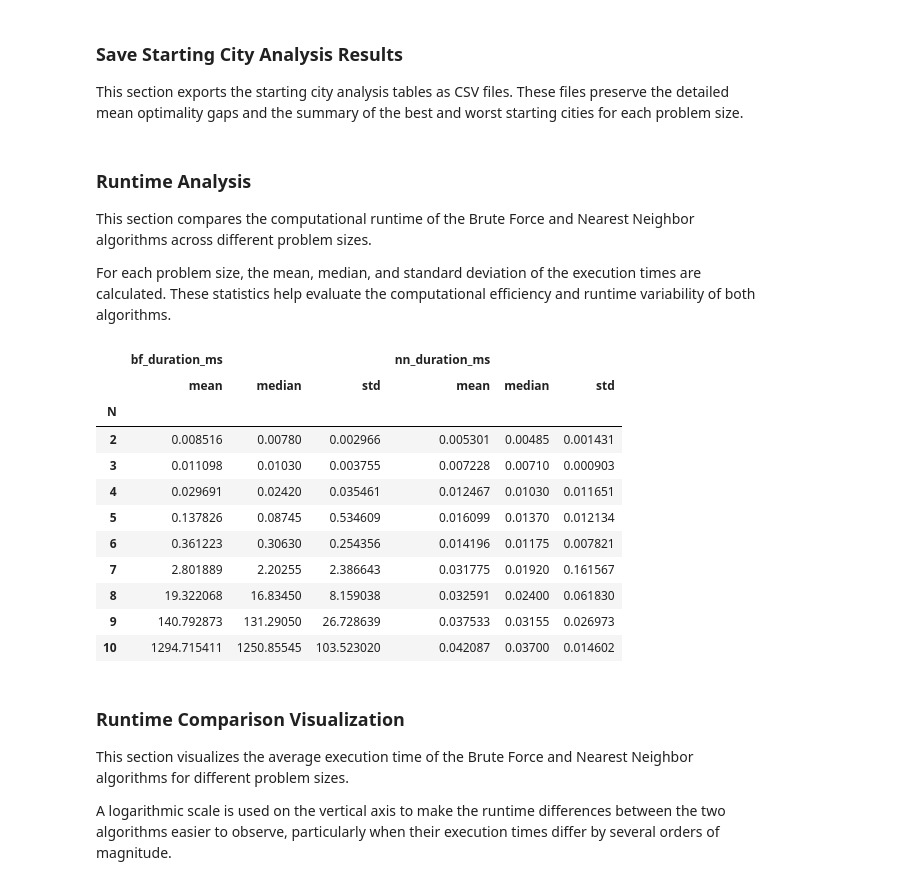
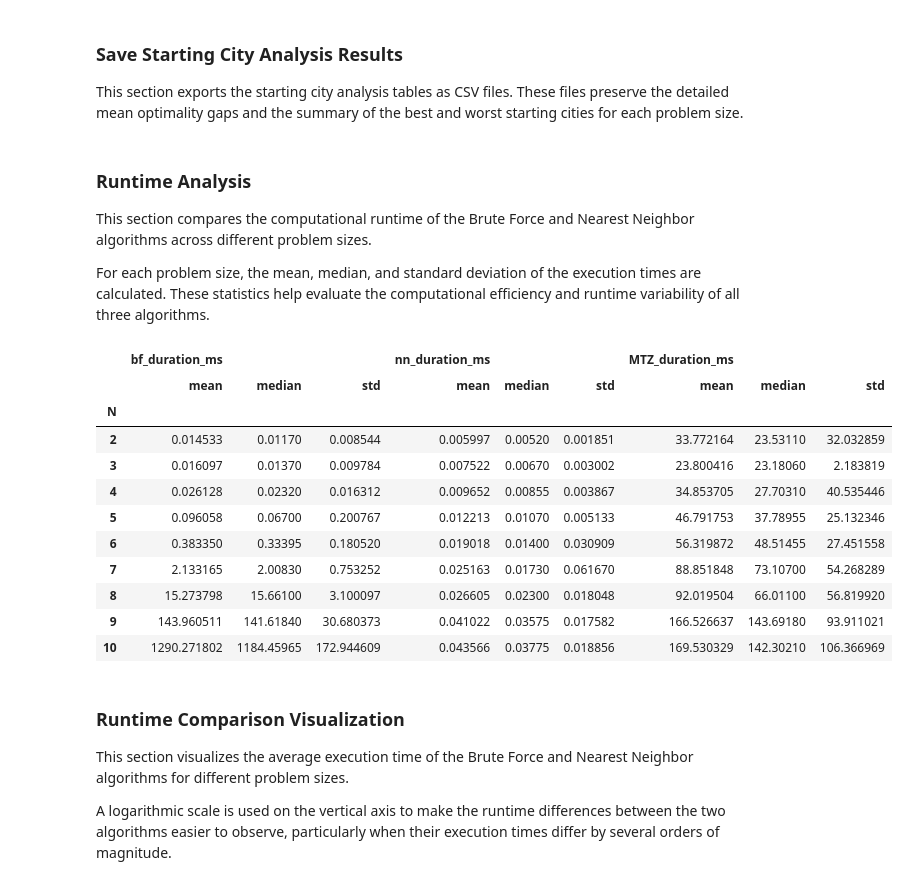
Before and after one commit to S-Fatemeh/TSP-Optimization, a Jupyter notebook: Experiments/compare_algorithms.ipynb, the cells around one changed output. Drawn from its saved outputs; the diff is of its cells as text; code cells hidden in the pictures.

```diff
--- a/Experiments/compare_algorithms.ipynb
+++ b/Experiments/compare_algorithms.ipynb
@@ -369,28 +401,28 @@ starting_city_summary.round(2).to_csv(
 
 This section compares the computational runtime of the Brute Force and Nearest Neighbor algorithms across different problem sizes.
 
-For each problem size, the mean, median, and standard deviation of the execution times are calculated. These statistics help evaluate the computational efficiency and runtime variability of both algorithms.
+For each problem size, the mean, median, and standard deviation of the execution times are calculated. These statistics help evaluate the computational efficiency and runtime variability of all three algorithms.
 # %%
-# Calculate runtime statistics for both algorithms for each problem size.
+# Calculate runtime statistics for all three algorithms for each problem size.
 time_analysis = df.groupby("N")[
-    ["bf_duration_ms", "nn_duration_ms"]
+    ["bf_duration_ms", "nn_duration_ms", "MTZ_duration_ms"]
 ].agg(["mean", "median", "std"])
 
 # Display the runtime analysis results.
 display(time_analysis)
 # %% [output]
-|  | bf_duration_ms |  |  | nn_duration_ms |  |  |
-|  | mean | median | std | mean | median | std |
-| N |  |  |  |  |  |  |
-| 2 | 0.008516 | 0.00780 | 0.002966 | 0.005301 | 0.00485 | 0.001431 |
-| 3 | 0.011098 | 0.01030 | 0.003755 | 0.007228 | 0.00710 | 0.000903 |
-| 4 | 0.029691 | 0.02420 | 0.035461 | 0.012467 | 0.01030 | 0.011651 |
-| 5 | 0.137826 | 0.08745 | 0.534609 | 0.016099 | 0.01370 | 0.012134 |
-| 6 | 0.361223 | 0.30630 | 0.254356 | 0.014196 | 0.01175 | 0.007821 |
-| 7 | 2.801889 | 2.20255 | 2.386643 | 0.031775 | 0.01920 | 0.161567 |
-| 8 | 19.322068 | 16.83450 | 8.159038 | 0.032591 | 0.02400 | 0.061830 |
-| 9 | 140.792873 | 131.29050 | 26.728639 | 0.037533 | 0.03155 | 0.026973 |
-| 10 | 1294.715411 | 1250.85545 | 103.523020 | 0.042087 | 0.03700 | 0.014602 |
+|  | bf_duration_ms |  |  | nn_duration_ms |  |  | MTZ_duration_ms |  |  |
+|  | mean | median | std | mean | median | std | mean | median | std |
+| N |  |  |  |  |  |  |  |  |  |
+| 2 | 0.014533 | 0.01170 | 0.008544 | 0.005997 | 0.00520 | 0.001851 | 33.772164 | 23.53110 | 32.032859 |
+| 3 | 0.016097 | 0.01370 | 0.009784 | 0.007522 | 0.00670 | 0.003002 | 23.800416 | 23.18060 | 2.183819 |
+| 4 | 0.026128 | 0.02320 | 0.016312 | 0.009652 | 0.00855 | 0.003867 | 34.853705 | 27.70310 | 40.535446 |
+| 5 | 0.096058 | 0.06700 | 0.200767 | 0.012213 | 0.01070 | 0.005133 | 46.791753 | 37.78955 | 25.132346 |
+| 6 | 0.383350 | 0.33395 | 0.180520 | 0.019018 | 0.01400 | 0.030909 | 56.319872 | 48.51455 | 27.451558 |
+| 7 | 2.133165 | 2.00830 | 0.753252 | 0.025163 | 0.01730 | 0.061670 | 88.851848 | 73.10700 | 54.268289 |
+| 8 | 15.273798 | 15.66100 | 3.100097 | 0.026605 | 0.02300 | 0.018048 | 92.019504 | 66.01100 | 56.819920 |
+| 9 | 143.960511 | 141.61840 | 30.680373 | 0.041022 | 0.03575 | 0.017582 | 166.526637 | 143.69180 | 93.911021 |
+| 10 | 1290.271802 | 1184.45965 | 172.944609 | 0.043566 | 0.03775 | 0.018856 | 169.530329 | 142.30210 | 106.366969 |
 # %% [markdown]
 ### Runtime Comparison Visualization
 
```
Also changed, not shown: parts of 13 cells of this notebook, 2 other files.
